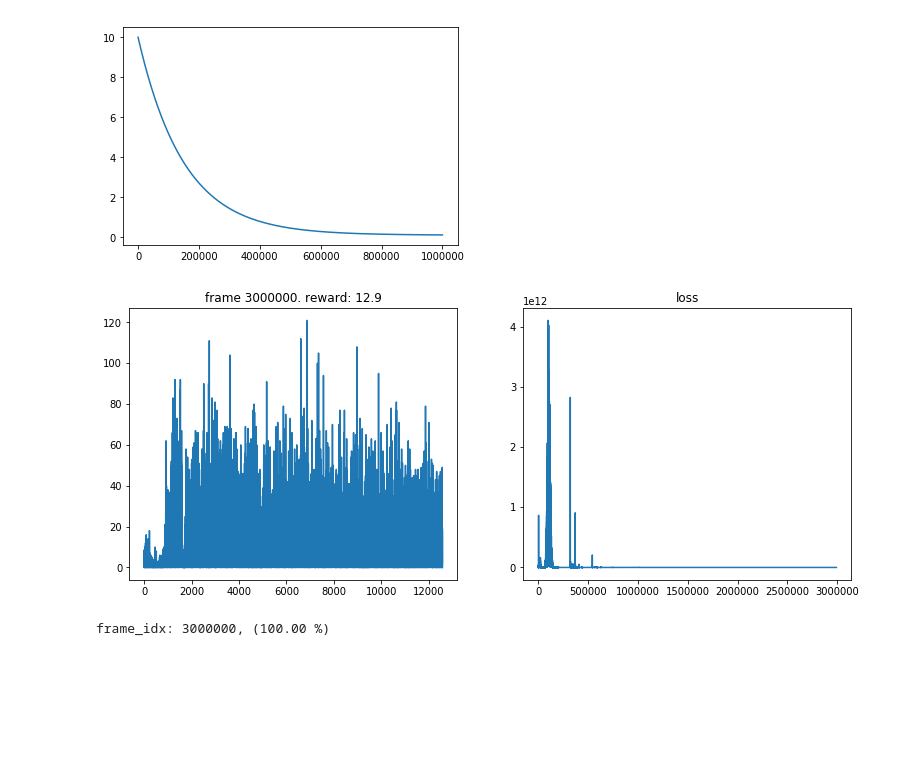
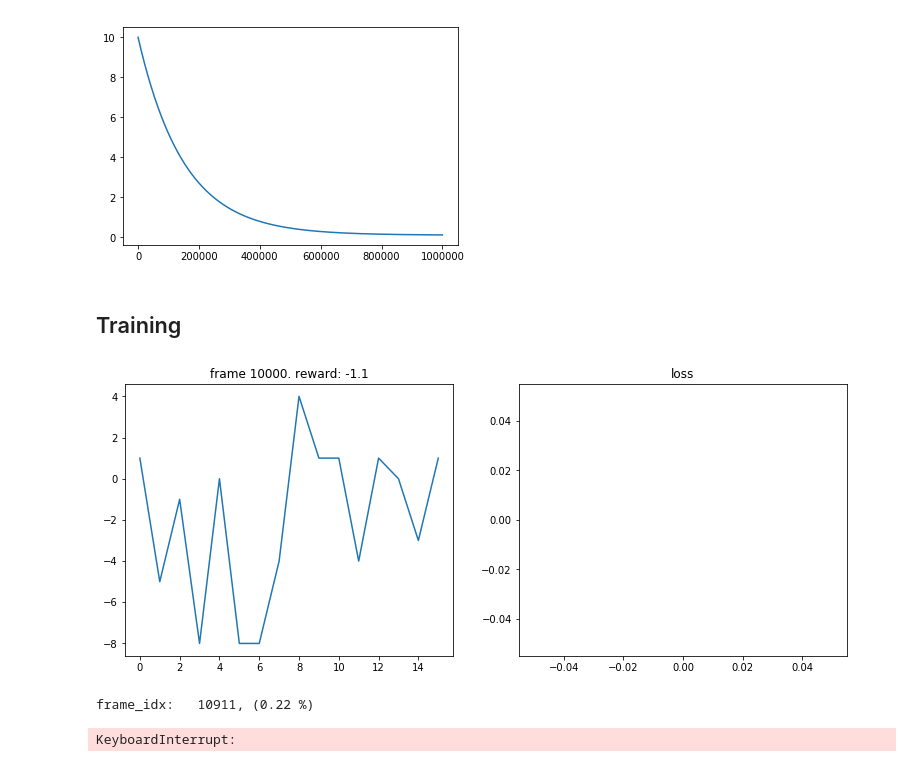
Before and after one commit to higgsfield/RL-Adventure, a Jupyter notebook: boltzmann/boltzmann_tennis.ipynb, the cells around one changed output. Saved outputs shown, nothing was run; the diff lists cells and outputs as text; code cells hidden in the pictures; blank space fills up the shorter version.

```diff
--- a/boltzmann/boltzmann_tennis.ipynb
+++ b/boltzmann/boltzmann_tennis.ipynb
@@ -60,0 +130,14 @@ class ReplayBuffer(object):
+# %%
+current_model = CnnDQN(env.observation_space.shape, env.action_space.n)
+target_model = CnnDQN(env.observation_space.shape, env.action_space.n)
+
+current_model.apply(current_model.weights_init)
+
+if USE_CUDA:
+    current_model = current_model.cuda()
+    target_model = target_model.cude()
+
+optimizer = optim.RMSprop(current_model.parameters(), lr=cfg.LEARNING_RATE)
+
+replay_initial = cfg.REPLAY_INIT
+replay_buffer = ReplayBuffer(cfg.REPLAY_BUFFER)
@@ -61,3 +146,8 @@ class ReplayBuffer(object):
+# %%
+def update_target(current_model, target_model):
+    target_model.load_state_dict(current_model.state_dict())
+# %%
+update_target(current_model, target_model)
 # %% [markdown]
 <h2>Computing Temporal Difference Loss</h2>
 # %%
@@ -70,8 +160,8 @@ def compute_td_loss(batch_size):
     reward     = Variable(torch.FloatTensor(reward))
     done       = Variable(torch.FloatTensor(done))
 
-    q_values      = model(state)
-    next_q_values = model(next_state)
+    q_values      = current_model(state)
+    next_q_values = target_model(next_state)
 
     q_value          = q_values.gather(1, action.unsqueeze(1)).squeeze(1)
     next_q_value     = next_q_values.max(1)[0]
@@ -176,6 +186,8 @@ plt.plot([tau_by_frame(i) for i in range(1000000)])
 # %% [output]
 [<matplotlib.lines.Line2D at 0x...>]
 [figure]
+# %% [markdown]
+<h2> Training </h2>
 # %%
 num_frames = cfg.NUM_FRAMES
 batch_size = cfg.BATCH_SIZE
@@ -195,44 +207,45 @@ episode_q_val = []
 state = env.reset()
 for frame_idx in range(1, num_frames + 1):
     tau = tau_by_frame(frame_idx)
-    action = model.act(state, tau)
+    action = current_model.act(state, tau)
 
     if episode % 20 == 0:
-        q_values = model.predict(state).data.cpu().numpy()[0]
-
+        q_values = current_model.predict(state).data.cpu().numpy()[0]
         episode_state.append(state)
         episode_q_val.append(q_values)
 
     next_state, reward, done, _ = env.step(action)
     replay_buffer.push(state, action, reward, next_state, done)
 
     state = next_state
     episode_reward += reward
 
     if done:
         state = env.reset()
         all_rewards.append(episode_reward)
         episode_reward = 0
+
         if episode % 20 == 0:
             state_traj.append(episode_state)
             q_value_traj.append(episode_q_val)
 
         episode += 1
         episode_state = []
         episode_q_val = []
-        episode_q_entropy = []
 
     if len(replay_buffer) > replay_initial:
         loss = compute_td_loss(batch_size)
         losses.append(loss.data[0])
 
     if frame_idx % 10000 == 0:
         plot(frame_idx, all_rewards, losses)
+        update_target(current_model, target_model)
 
     print('\rframe_idx: %7d, (%.2f %%)' %(frame_idx, frame_idx/num_frames*100), end='')
 # %% [output]
-[figure, old version]
+[figure, new version]
-frame_idx: 3000000, (100.00 %)
+frame_idx:   10911, (0.22 %)
+KeyboardInterrupt:
 # %%
 from common.save_file import *
 
```
Also changed, not shown: parts of 8 cells of this notebook, 21 other files.
